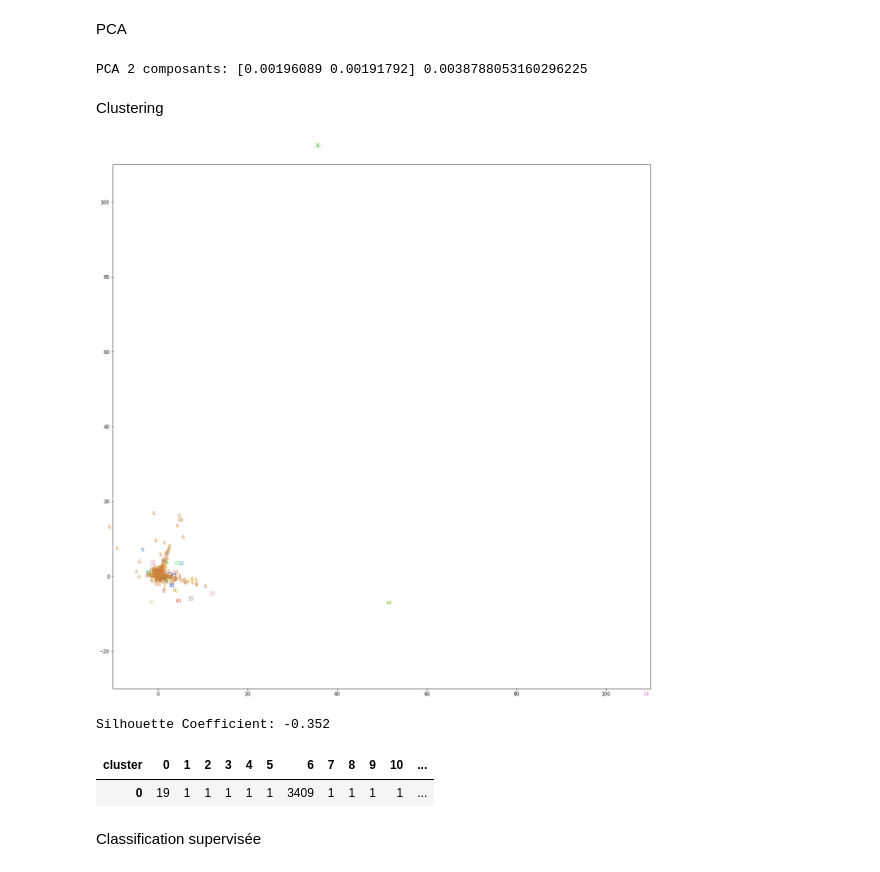
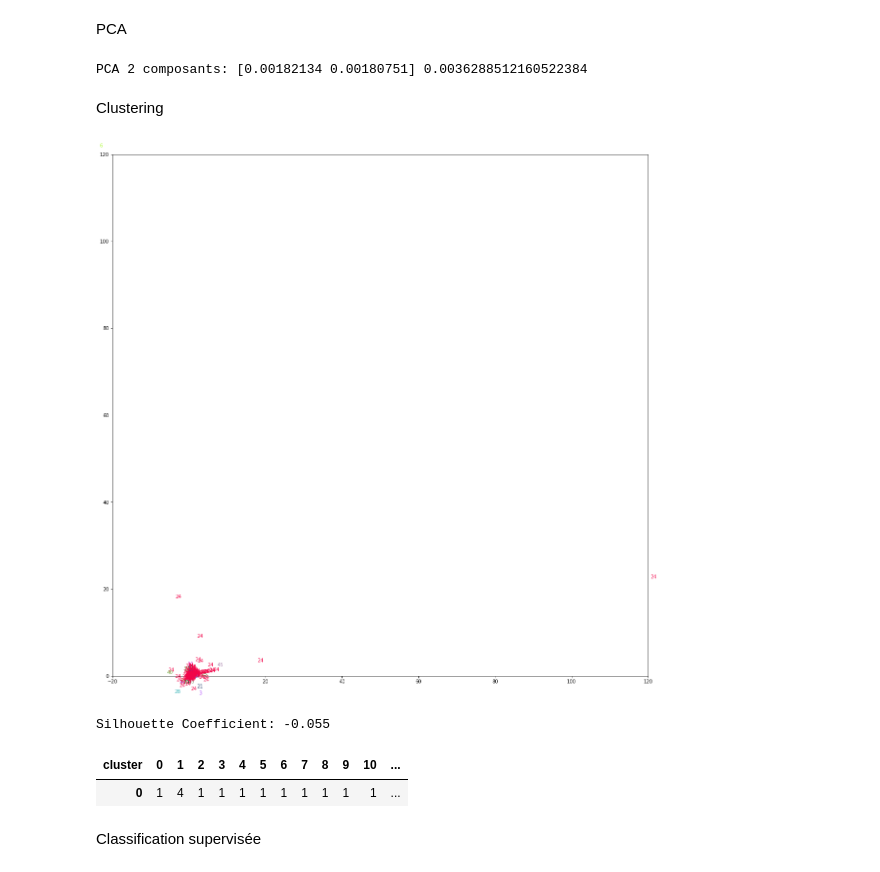
Before and after one commit to FKO78/OC-ds-p6, a Jupyter notebook: P6_Catégorisez_automatiquement_des_questions.ipynb, the cells around one changed output. Drawn from its saved outputs; the diff is of its cells as text; code cells hidden in the pictures.

```diff
--- a/P6_Catégorisez_automatiquement_des_questions.ipynb
+++ b/P6_Catégorisez_automatiquement_des_questions.ipynb
@@ -303,11 +303,11 @@ print('='*30)
 # %% [markdown]
 ### Focus Titres
 # %%
-tfidf_vectorizer = TfidfVectorizer(token_pattern=r'\w{1,}', min_df=1E-3)
+tfidf_vectorizer = TfidfVectorizer(token_pattern=r'\w{1,}')
 
 tfidf_Title_v = tfidf_vectorizer.fit_transform(train_1T['Title'])
 feature_names = tfidf_vectorizer.get_feature_names()
 
-tfidf_Title = pd.DataFrame(tfidf_Title_v.todense().tolist(), columns=feature_names, index=train_1T.index).head()
+tfidf_Title = pd.DataFrame(tfidf_Title_v.todense().tolist(), columns=feature_names, index=train_1T.index)
 tfidf_Title.head()
 # %% [output]
@@ -349,7 +348,7 @@ PCA
 # %%
 pca = decomposition.PCA(n_components=2)
 
-X = tfidf.iloc[:, :-1].values
+X = tfidf_Title.values
 
 # On scale d’abord les données
 std_scale = preprocessing.StandardScaler().fit(X)
@@ -360,7 +359,7 @@ X_trans = pca.fit_transform(X_scaled)
 print("PCA", len(pca.components_), "composants:", \
       pca.explained_variance_ratio_, pca.explained_variance_ratio_.sum())
 # %% [output]
-PCA 2 composants: [0.00196089 0.00191792] 0.0038788053160296225
+PCA 2 composants: [0.00182134 0.00180751] 0.0036288512160522384
 # %% [markdown]
 Clustering
 # %%
@@ -394,15 +393,15 @@ plt.show()
 # Pour l’évaluation intrinsèque, je choisis le coefficient de silhouette :
 print("Silhouette Coefficient: %0.3f" % metrics.silhouette_score(X, myclust.labels_))
 # %% [output]
-[figure, old version]
+[figure, new version]
-Silhouette Coefficient: -0.352
+Silhouette Coefficient: -0.055
 # %%
 #Create a cluster label column in the original DataFrame
 y = myclust.labels_
-tfidf = tfidf.assign(cluster = y)
+tfidf = tfidf_Title.assign(cluster = y)
 tfidf.groupby(['cluster'])[['cluster']].count().T.reset_index(drop=True)
 # %% [output]
 | cluster | 0 | 1 | 2 | 3 | 4 | 5 | 6 | 7 | 8 | 9 | 10 | ... |
-| 0 | 19 | 1 | 1 | 1 | 1 | 1 | 3409 | 1 | 1 | 1 | 1 | ... |
+| 0 | 1 | 4 | 1 | 1 | 1 | 1 | 1 | 1 | 1 | 1 | 1 | ... |
 # %% [markdown]
 Classification supervisée
```
Also changed, not shown: parts of 16 cells of this notebook.
